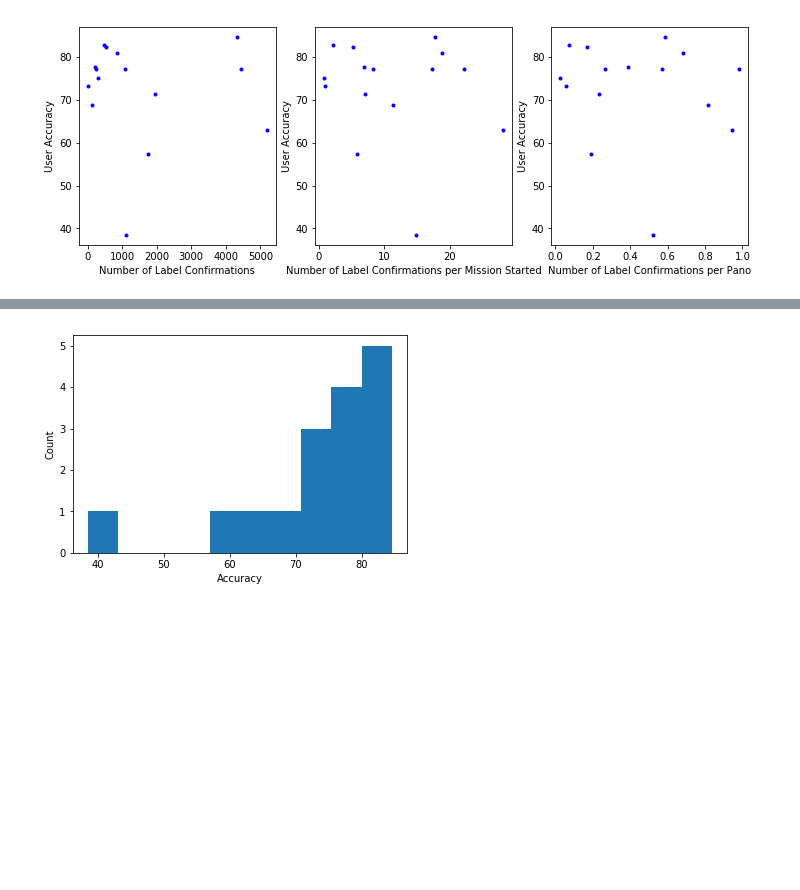
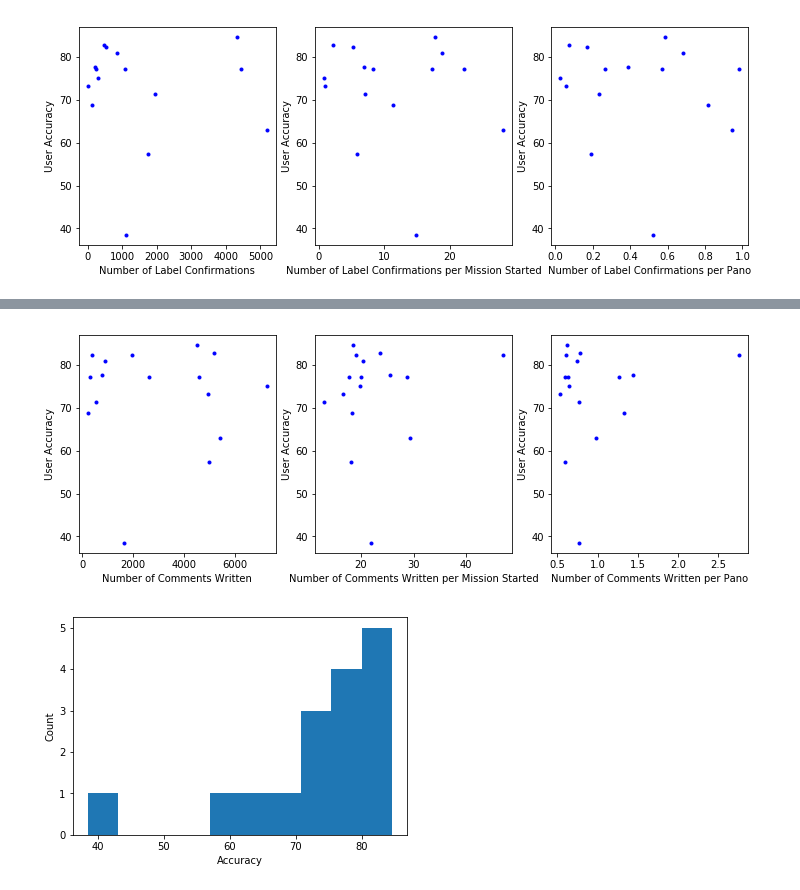
Before and after one commit to ProjectSidewalk/sidewalk-quality-analysis, a Jupyter notebook: sidewalk-user-quality-analysis-tyler.ipynb, the cells around one changed output, grey strips where cells are left out. Cells and saved outputs as stored; diff of their text form; code cells hidden in the pictures; blank space fills up the shorter version.

```diff
--- a/sidewalk-user-quality-analysis-tyler.ipynb
+++ b/sidewalk-user-quality-analysis-tyler.ipynb
@@ -239,3 +271,9 @@ counting_graph('Number of Label Confirmations', 'scatter_plot', True, False, 'Co
+# %%
+# Counts the number of Comments Written
+# Unsure if measuring the blur of the text box is an accurate representation of comments written
+counting_graph('Number of Comments Written', 'scatter_plot', True, 'ContextMenu_TextBoxBlur')
+# %% [output]
+[figure, added]
 # %%
 # Counts the number of users with different accuracies
 histogram('Accuracy', users[' accuracy'])
```
Also changed, not shown: parts of 21 cells of this notebook.
